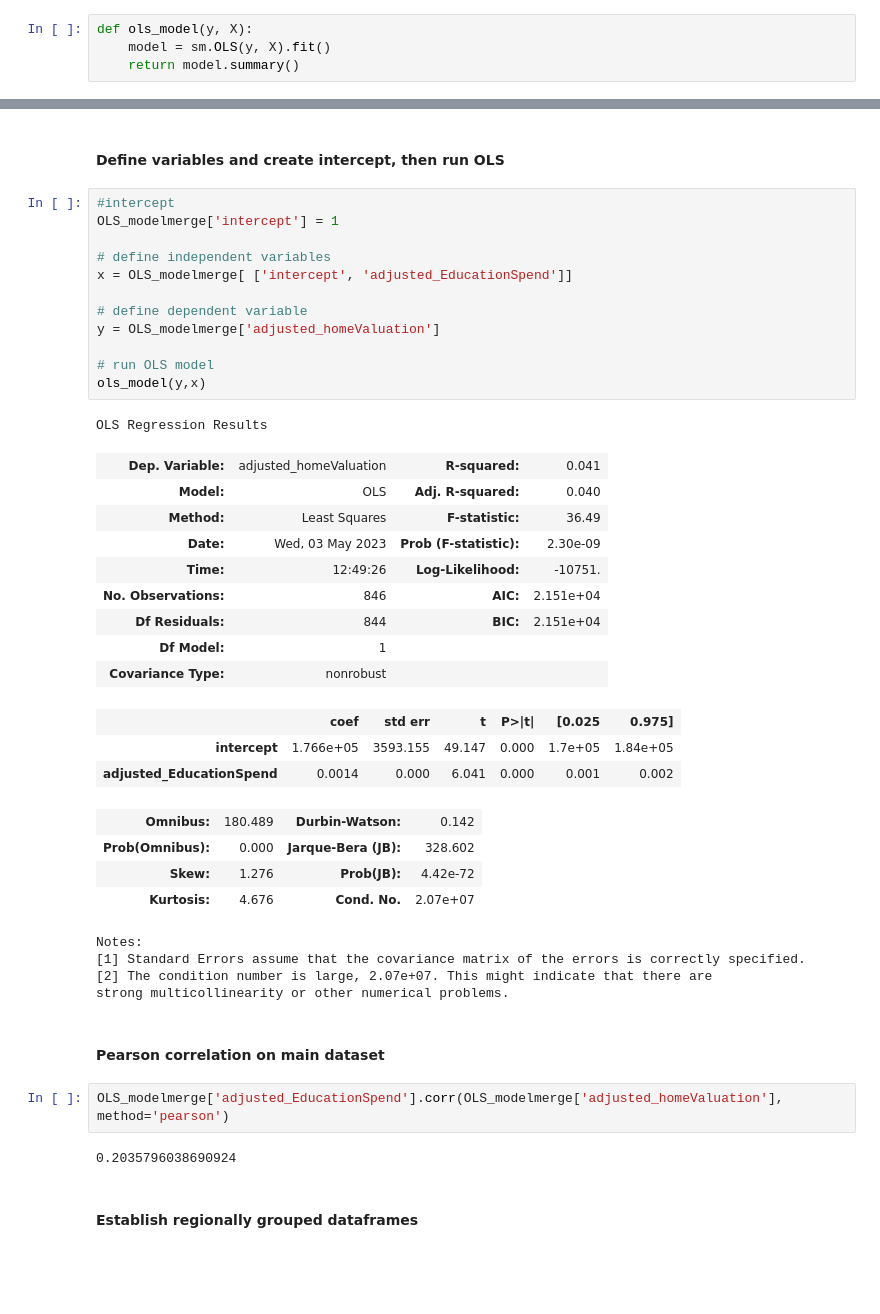
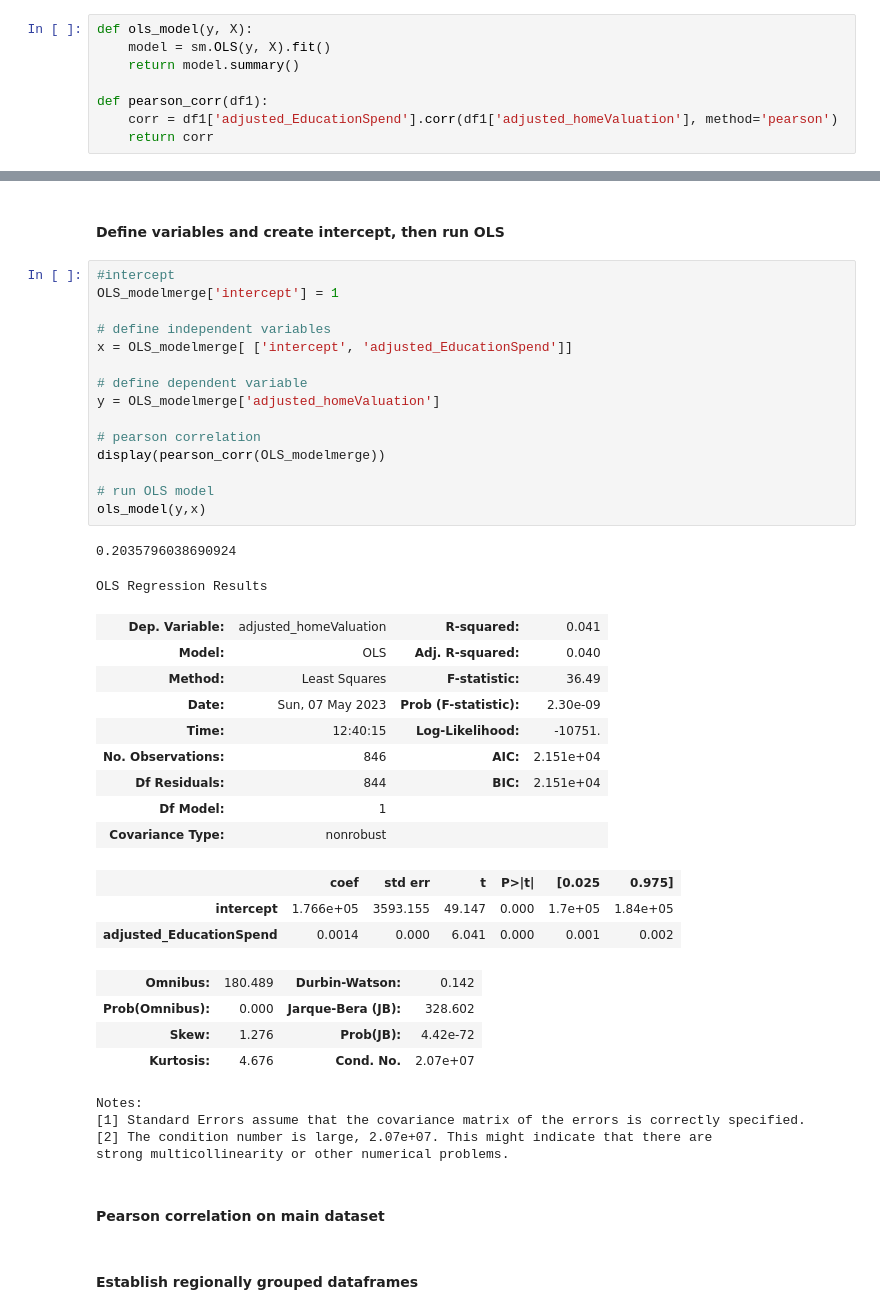
Before and after one commit to Max-Jacobsen/EducationSpending_HomeValuations_analysis, a Jupyter notebook: project_group4.ipynb, the cells around one changed output, grey strips where cells are left out. Saved outputs shown, nothing was run; the diff lists cells and outputs as text; blank space fills up the shorter version.

```diff
--- a/project_group4.ipynb
+++ b/project_group4.ipynb
@@ -156,6 +156,10 @@ homeValuation_final.describe()
 def ols_model(y, X):
     model = sm.OLS(y, X).fit()
     return model.summary()
+
+def pearson_corr(df1):
+    corr = df1['adjusted_EducationSpend'].corr(df1['adjusted_homeValuation'], method='pearson')
+    return corr
 # %% [markdown]
 #### Merge all state dataset for model use
 # %%
@@ -179,22 +183,26 @@ OLS_modelmerge.describe()
 # %%
 #intercept
 OLS_modelmerge['intercept'] = 1
 
 # define independent variables
 x = OLS_modelmerge[ ['intercept', 'adjusted_EducationSpend']]
 
 # define dependent variable
 y = OLS_modelmerge['adjusted_homeValuation']
 
+# pearson correlation
+display(pearson_corr(OLS_modelmerge))
+
 # run OLS model
 ols_model(y,x)
 # %% [output]
-OLS Regression Results
+0.2035796038690924
+OLS Regression Results
 | Dep. Variable: | adjusted_homeValuation | R-squared: | 0.041 |
 | Model: | OLS | Adj. R-squared: | 0.040 |
 | Method: | Least Squares | F-statistic: | 36.49 |
-| Date: | Wed, 03 May 2023 | Prob (F-statistic): | 2.30e-09 |
-| Time: | 12:49:26 | Log-Likelihood: | -10751. |
+| Date: | Sun, 07 May 2023 | Prob (F-statistic): | 2.30e-09 |
+| Time: | 12:40:15 | Log-Likelihood: | -10751. |
 | No. Observations: | 846 | AIC: | 2.151e+04 |
 | Df Residuals: | 844 | BIC: | 2.151e+04 |
 | Df Model: | 1 |  |  |
@@ -206,16 +214,12 @@ OLS Regression Results
 | Prob(Omnibus): | 0.000 | Jarque-Bera (JB): | 328.602 |
 | Skew: | 1.276 | Prob(JB): | 4.42e-72 |
 | Kurtosis: | 4.676 | Cond. No. | 2.07e+07 |
-Notes:
-[1] Standard Errors assume that the covariance matrix of the errors is correctly specified.
-[2] The condition number is large, 2.07e+07. This might indicate that there are
-strong multicollinearity or other numerical problems.
+Notes:
+[1] Standard Errors assume that the covariance matrix of the errors is correctly specified.
+[2] The condition number is large, 2.07e+07. This might indicate that there are
+strong multicollinearity or other numerical problems.
 # %% [markdown]
 #### Pearson correlation on main dataset
-# %%
-OLS_modelmerge['adjusted_EducationSpend'].corr(OLS_modelmerge['adjusted_homeValuation'], method='pearson')
-# %% [output]
-0.2035796038690924
 # %% [markdown]
 #### Establish regionally grouped dataframes
 # %%
```
Also changed, not shown: parts of 5 cells of this notebook.
